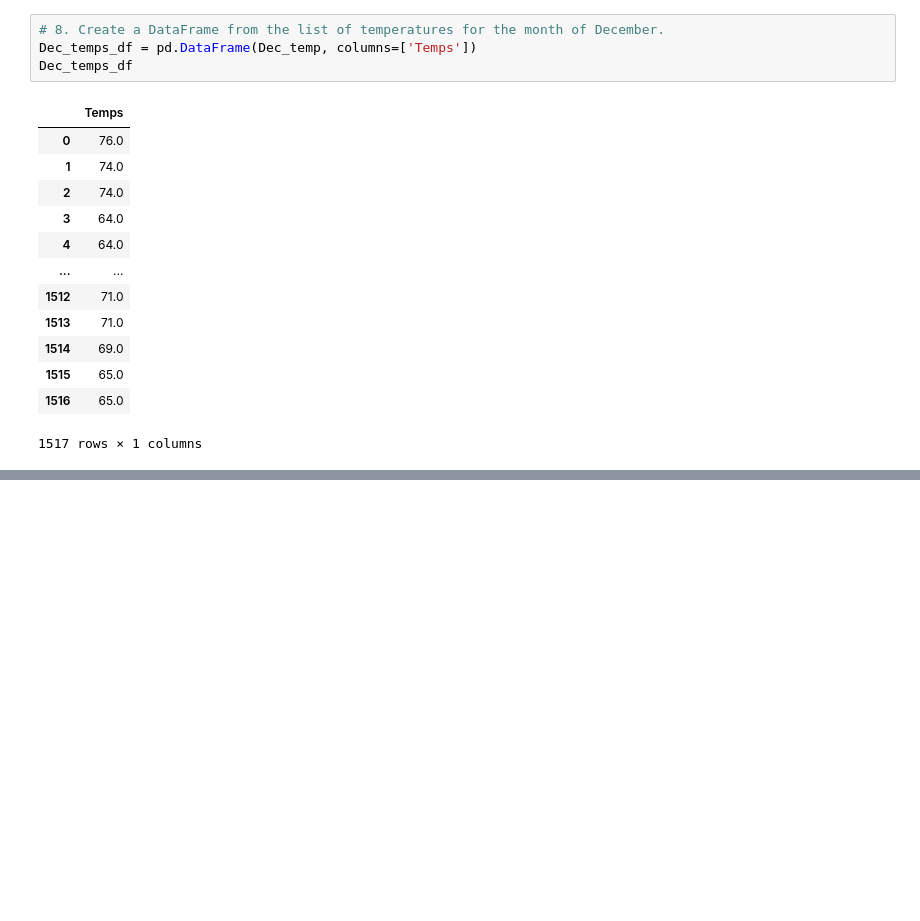
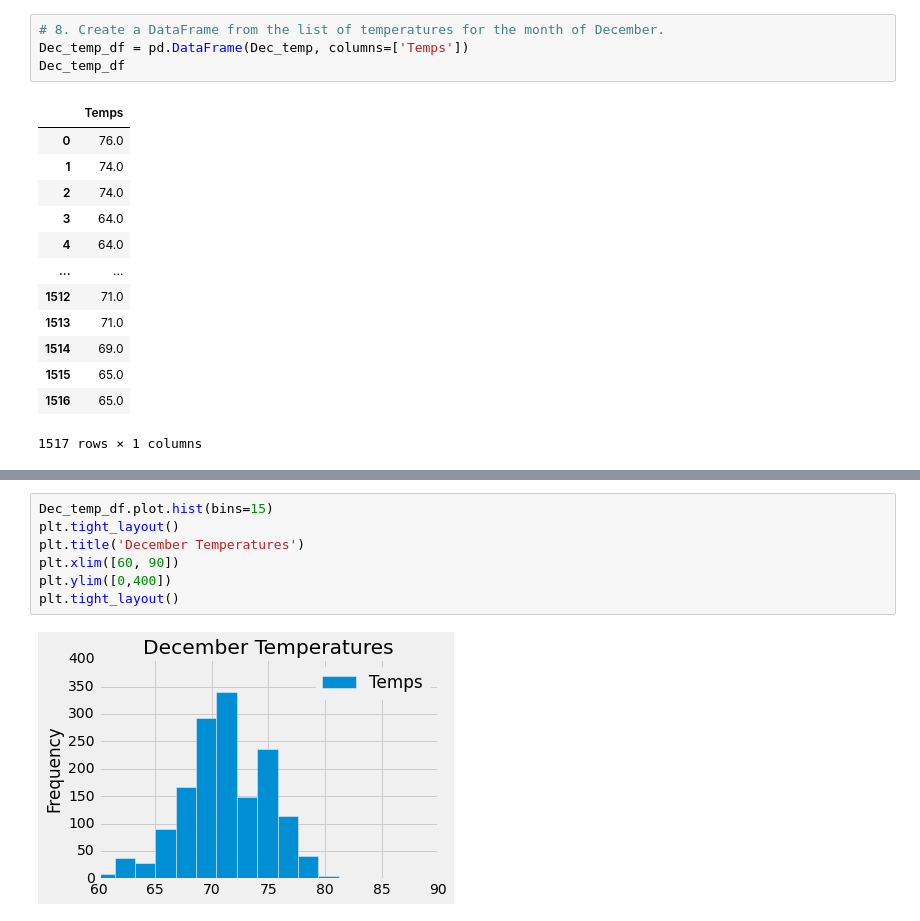
Before and after one commit to hihilynette/surfs_up, a Jupyter notebook: SurfsUp_Challenge.ipynb, the cells around one changed output, grey strips where cells are left out. Drawn from its saved outputs; the diff is of its cells as text; blank space fills up the shorter version.

```diff
--- a/SurfsUp_Challenge.ipynb
+++ b/SurfsUp_Challenge.ipynb
@@ -83,8 +87,8 @@ print(Dec_temp)
 [76.0, 74.0, 74.0, 64.0, 64.0, 67.0, 77.0, 66.0, 69.0, 68.0, 68.0, 71.0, 74.0, 67.0, 66.0, 69.0, 71.0, 70.0, 70.0, 74.0, 74.0, 71.0, 75.0, 75.0, 72.0, 69.0, 68.0, 73.0, 74.0, 73.0, 73.0, 73.0, 73.0, 7 ...
 # %%
 # 8. Create a DataFrame from the list of temperatures for the month of December.
-Dec_temps_df = pd.DataFrame(Dec_temp, columns=['Temps'])
-Dec_temps_df
+Dec_temp_df = pd.DataFrame(Dec_temp, columns=['Temps'])
+Dec_temp_df
 # %% [output]
 |  | Temps |
 | 0 | 76.0 |
@@ -114,0 +128,9 @@ Dec_temps_df.describe()
+# %%
+Dec_temp_df.plot.hist(bins=15)
+plt.tight_layout()
+plt.title('December Temperatures')
+plt.xlim([60, 90])
+plt.ylim([0,400])
+plt.tight_layout()
+# %% [output]
+[figure, added]
```
Also changed, not shown: parts of 3 cells of this notebook, 5 other files.
